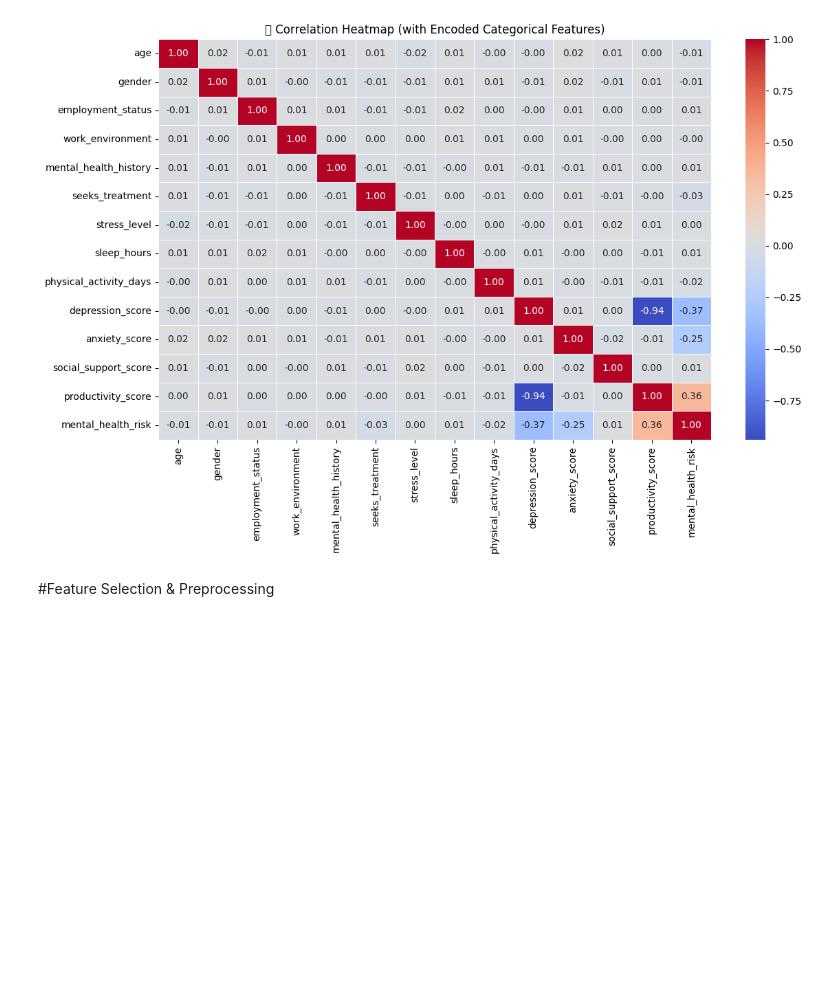
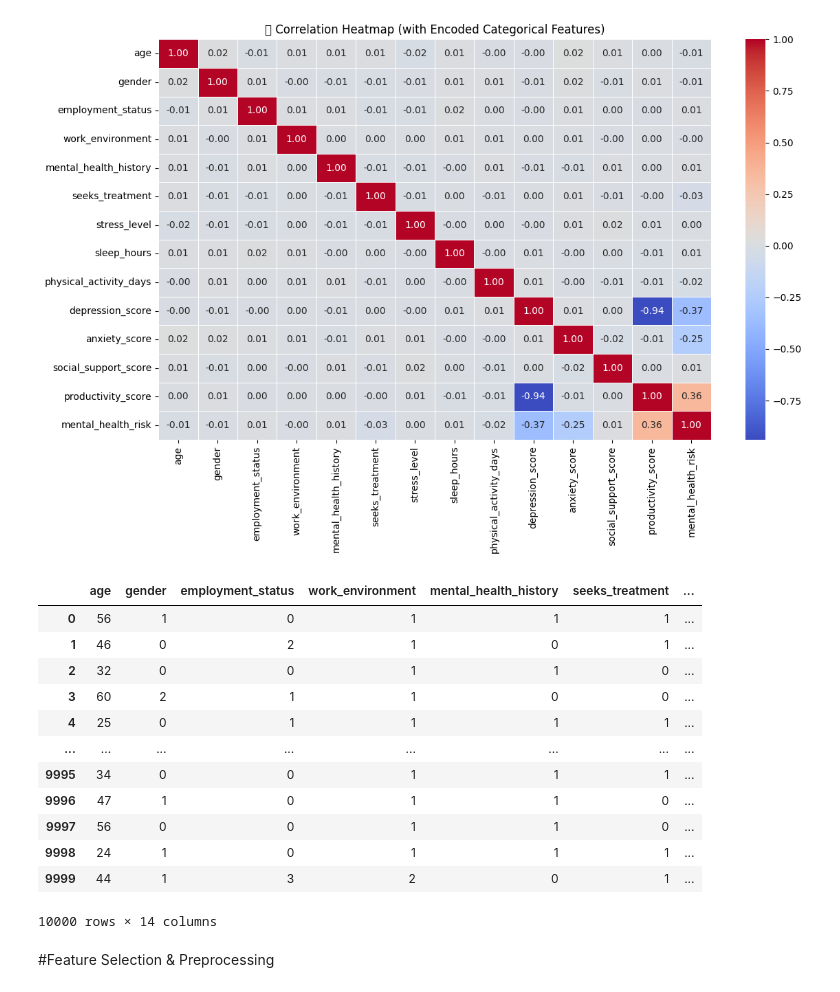
Before and after one commit to sjmin-k/Mental-Health-Risk-Classification, a Jupyter notebook: MindScope_Mental_health.ipynb, the cells around one changed output. Saved outputs shown, nothing was run; the diff lists cells and outputs as text; code cells hidden in the pictures; blank space fills up the shorter version.

```diff
--- a/MindScope_Mental_health.ipynb
+++ b/MindScope_Mental_health.ipynb
@@ -204,6 +233,22 @@ anxiety_score            -0.245533
 depression_score         -0.369709
 Name: mental_health_risk, dtype: float64
 [figure]
+# %%
+df_encoded
+# %% [output]
+|  | age | gender | employment_status | work_environment | mental_health_history | seeks_treatment | ... |
+| 0 | 56 | 1 | 0 | 1 | 1 | 1 | ... |
+| 1 | 46 | 0 | 2 | 1 | 0 | 1 | ... |
+| 2 | 32 | 0 | 0 | 1 | 1 | 0 | ... |
+| 3 | 60 | 2 | 1 | 1 | 0 | 0 | ... |
+| 4 | 25 | 0 | 1 | 1 | 1 | 1 | ... |
+| ... | ... | ... | ... | ... | ... | ... | ... |
+| 9995 | 34 | 0 | 0 | 1 | 1 | 1 | ... |
+| 9996 | 47 | 1 | 0 | 1 | 1 | 0 | ... |
+| 9997 | 56 | 0 | 0 | 1 | 1 | 0 | ... |
+| 9998 | 24 | 1 | 0 | 1 | 1 | 1 | ... |
+| 9999 | 44 | 1 | 3 | 2 | 0 | 1 | ... |
+10000 rows × 14 columns
 # %% [markdown]
 #Feature Selection & Preprocessing
 # %%
```
Also changed, not shown: parts of 1 cell of this notebook.
